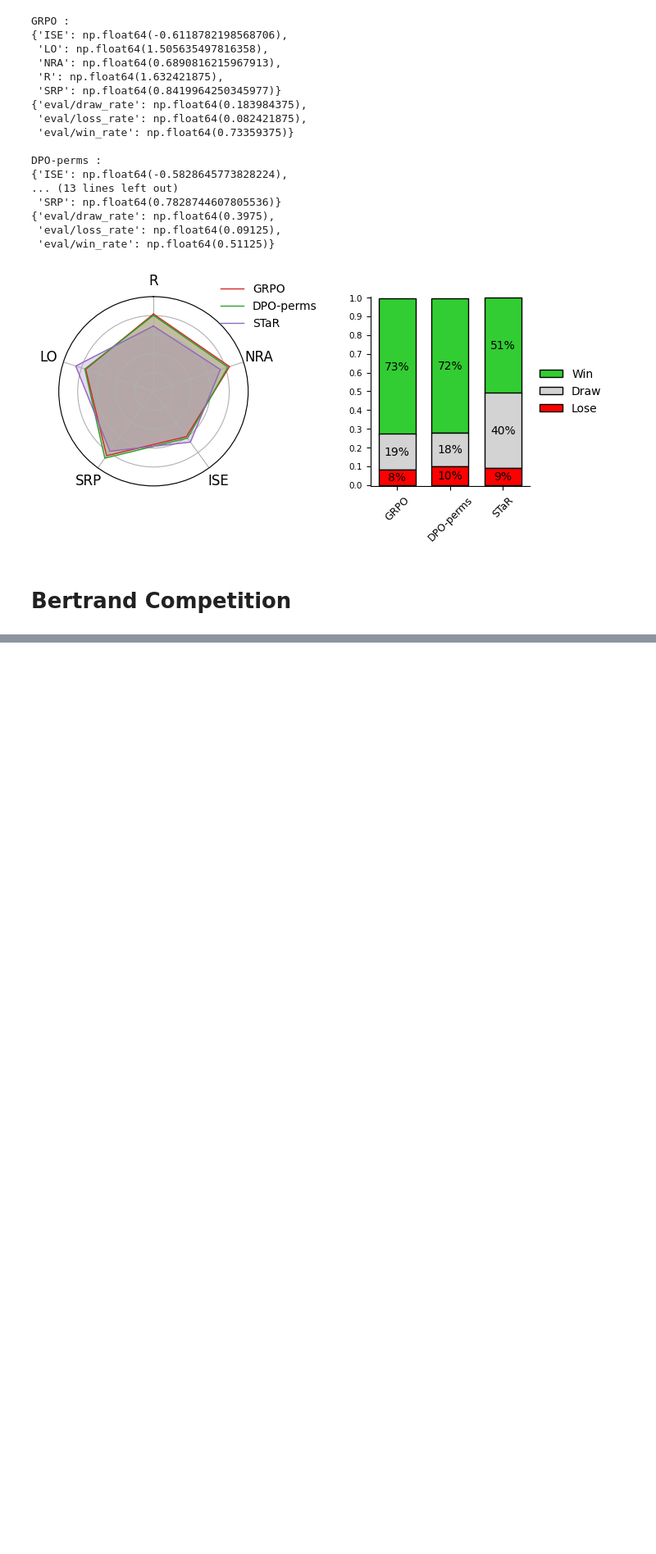
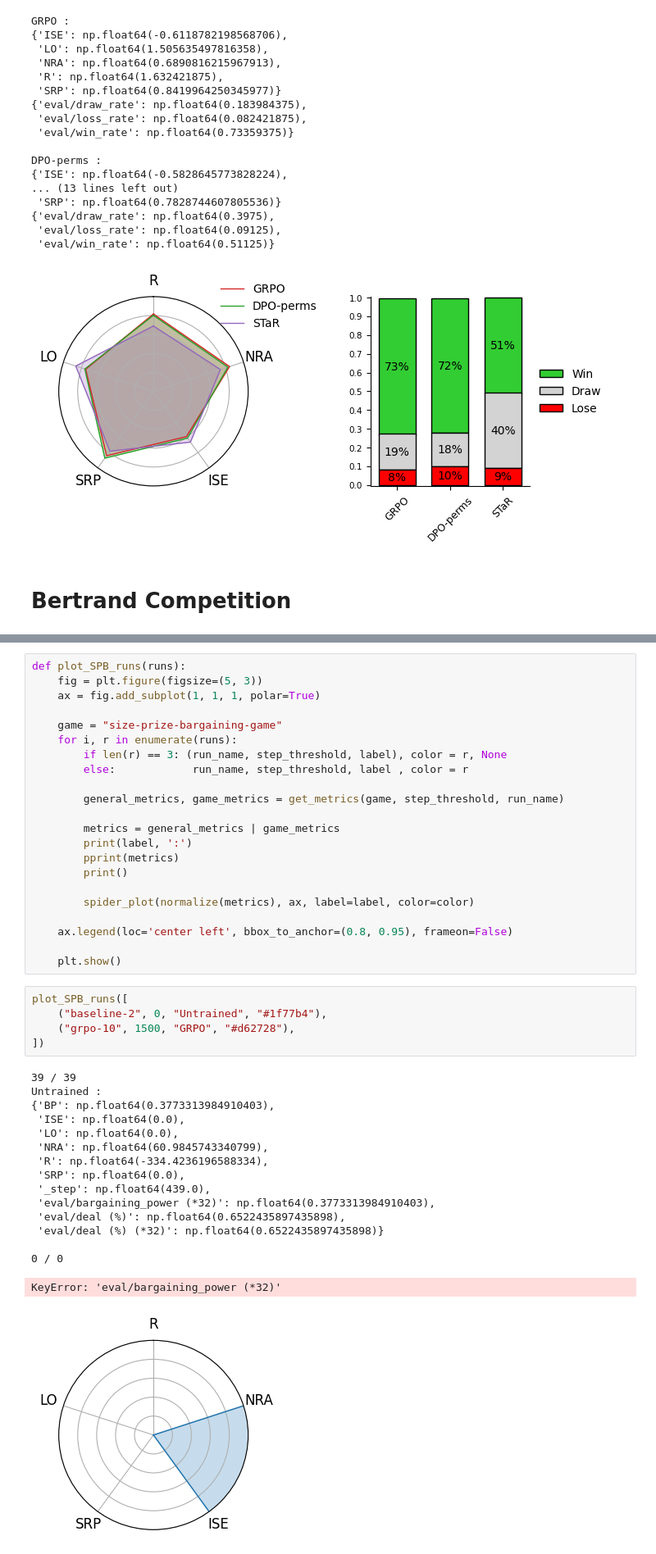
Before and after one commit to Victoriano012/GameTalk, a Jupyter notebook: make_plots.ipynb, the cells around one changed output, grey strips where cells are left out. Shown at 82% size. Drawn from its saved outputs; the diff is of its cells as text; blank space fills up the shorter version.

```diff
--- a/make_plots.ipynb
+++ b/make_plots.ipynb
@@ -551,0 +584,44 @@ DPO-perms :
+# %%
+def plot_SPB_runs(runs):
+    fig = plt.figure(figsize=(5, 3))
+    ax = fig.add_subplot(1, 1, 1, polar=True)
+
+    game = "size-prize-bargaining-game"
+    for i, r in enumerate(runs):
+        if len(r) == 3: (run_name, step_threshold, label), color = r, None
+        else:            run_name, step_threshold, label , color = r
+
+        general_metrics, game_metrics = get_metrics(game, step_threshold, run_name)
+
+        metrics = general_metrics | game_metrics
+        print(label, ':')
+        pprint(metrics)
+        print()
+
+        spider_plot(normalize(metrics), ax, label=label, color=color)
+
+    ax.legend(loc='center left', bbox_to_anchor=(0.8, 0.95), frameon=False)
+
+    plt.show()
+# %%
+plot_SPB_runs([
+    ("baseline-2", 0, "Untrained", "#1f77b4"),
+    ("grpo-10", 1500, "GRPO", "#d62728"),
+])
+# %% [output]
+39 / 39
+Untrained :
+{'BP': np.float64(0.3773313984910403),
+ 'ISE': np.float64(0.0),
+ 'LO': np.float64(0.0),
+ 'NRA': np.float64(60.9845743340799),
+ 'R': np.float64(-334.4236196588334),
+ 'SRP': np.float64(0.0),
+ '_step': np.float64(439.0),
+ 'eval/bargaining_power (*32)': np.float64(0.3773313984910403),
+ 'eval/deal (%)': np.float64(0.6522435897435898),
+ 'eval/deal (%) (*32)': np.float64(0.6522435897435898)}
+
+0 / 0
+KeyError: 'eval/bargaining_power (*32)'
+[figure, added]
```
Also changed, not shown: parts of 12 cells of this notebook.
